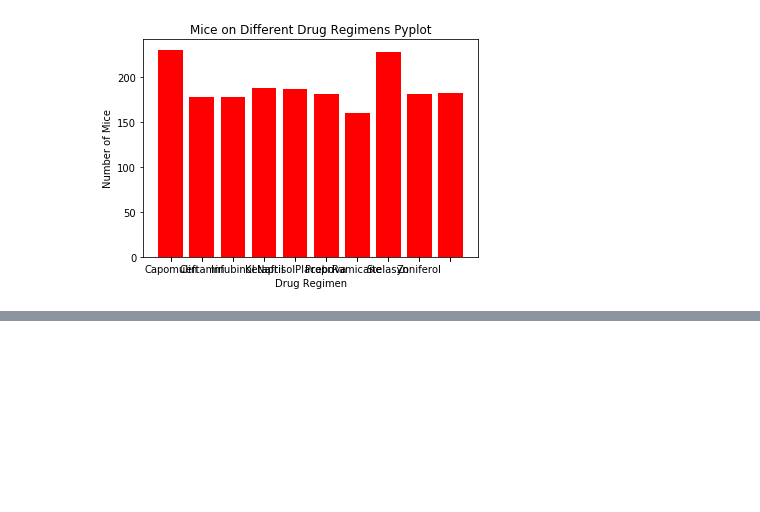
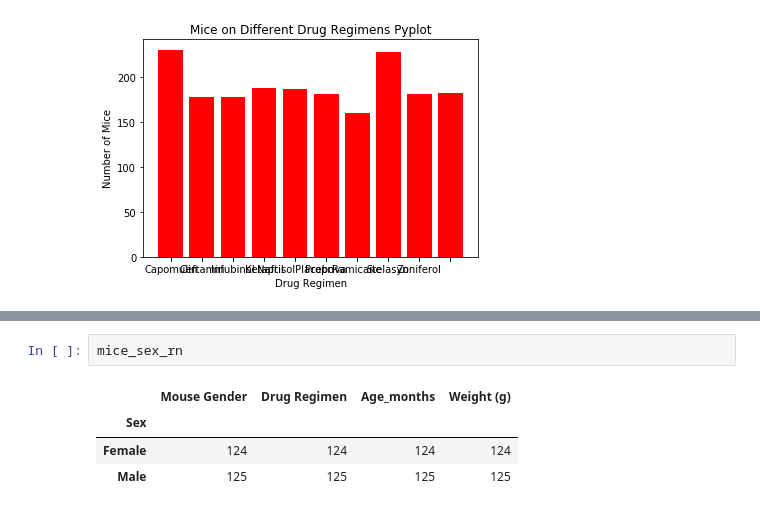
Before and after one commit to spennington1394/matplotlib-challenge, a Jupyter notebook: Untitled.ipynb, the cells around one changed output, grey strips where cells are left out. Drawn from its saved outputs; the diff is of its cells as text; blank space fills up the shorter version.

```diff
--- a/Untitled.ipynb
+++ b/Untitled.ipynb
@@ -278,0 +274,7 @@ array([<matplotlib.axes._subplots.AxesSubplot object at 0x...>,
+# %%
+mice_sex_rn
+# %% [output]
+|  | Mouse Gender | Drug Regimen | Age_months | Weight (g) |
+| Sex |  |  |  |  |
+| Female | 124 | 124 | 124 | 124 |
+| Male | 125 | 125 | 125 | 125 |
```
Also changed, not shown: parts of 4 cells of this notebook.
